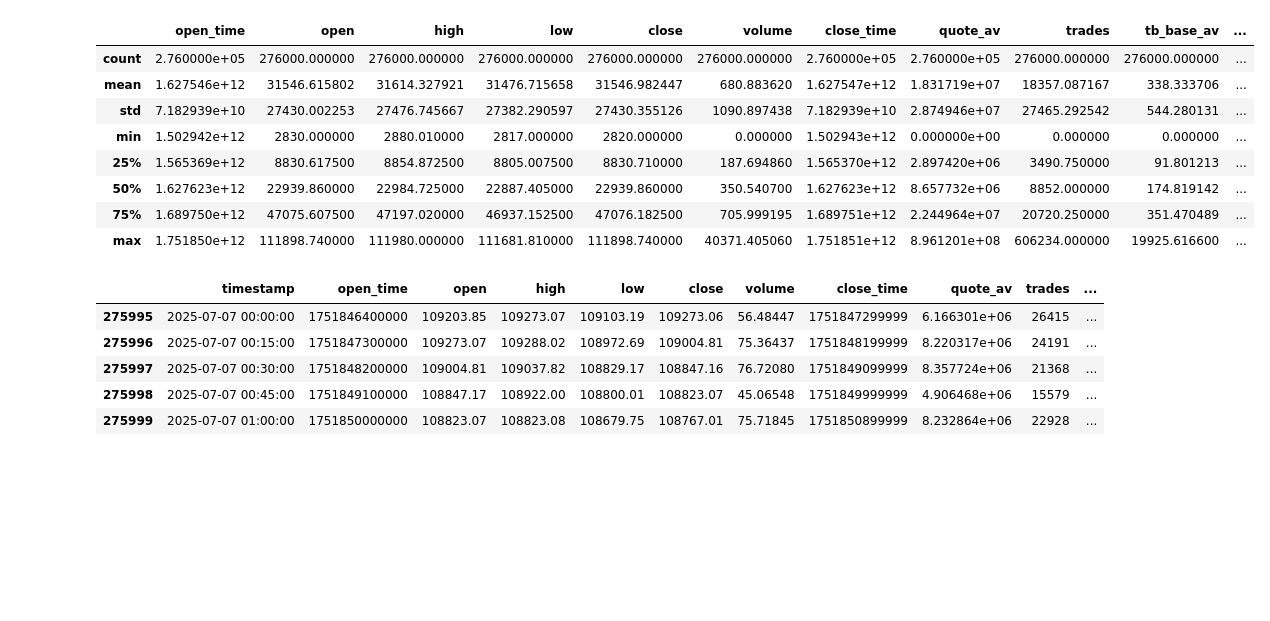
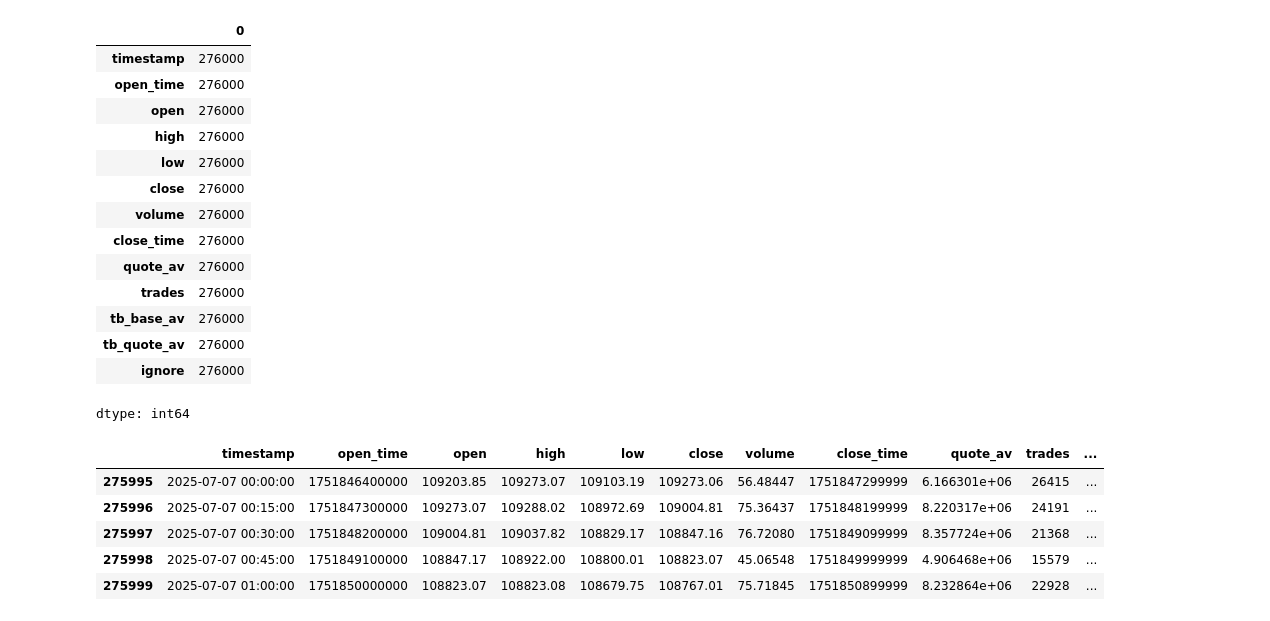
Before and after one commit to Josep1990/data-preparation-for-finance, a Jupyter notebook: preparing_data.ipynb, the cells around one changed output. Saved outputs shown, nothing was run; the diff lists cells and outputs as text; code cells hidden in the pictures; blank space fills up the shorter version.

```diff
--- a/preparing_data.ipynb
+++ b/preparing_data.ipynb
@@ -30,15 +42,23 @@ print(df.head())
 # %%
 df.describe()
+
+df.count()
 # %% [output]
-|  | open_time | open | high | low | close | volume | close_time | quote_av | trades | tb_base_av | ... |
-| count | 2.760000e+05 | 276000.000000 | 276000.000000 | 276000.000000 | 276000.000000 | 276000.000000 | 2.760000e+05 | 2.760000e+05 | 276000.000000 | 276000.000000 | ... |
-| mean | 1.627546e+12 | 31546.615802 | 31614.327921 | 31476.715658 | 31546.982447 | 680.883620 | 1.627547e+12 | 1.831719e+07 | 18357.087167 | 338.333706 | ... |
-| std | 7.182939e+10 | 27430.002253 | 27476.745667 | 27382.290597 | 27430.355126 | 1090.897438 | 7.182939e+10 | 2.874946e+07 | 27465.292542 | 544.280131 | ... |
-| min | 1.502942e+12 | 2830.000000 | 2880.010000 | 2817.000000 | 2820.000000 | 0.000000 | 1.502943e+12 | 0.000000e+00 | 0.000000 | 0.000000 | ... |
-| 25% | 1.565369e+12 | 8830.617500 | 8854.872500 | 8805.007500 | 8830.710000 | 187.694860 | 1.565370e+12 | 2.897420e+06 | 3490.750000 | 91.801213 | ... |
-| 50% | 1.627623e+12 | 22939.860000 | 22984.725000 | 22887.405000 | 22939.860000 | 350.540700 | 1.627623e+12 | 8.657732e+06 | 8852.000000 | 174.819142 | ... |
-| 75% | 1.689750e+12 | 47075.607500 | 47197.020000 | 46937.152500 | 47076.182500 | 705.999195 | 1.689751e+12 | 2.244964e+07 | 20720.250000 | 351.470489 | ... |
-| max | 1.751850e+12 | 111898.740000 | 111980.000000 | 111681.810000 | 111898.740000 | 40371.405060 | 1.751851e+12 | 8.961201e+08 | 606234.000000 | 19925.616600 | ... |
+|  | 0 |
+| timestamp | 276000 |
+| open_time | 276000 |
+| open | 276000 |
+| high | 276000 |
+| low | 276000 |
+| close | 276000 |
+| volume | 276000 |
+| close_time | 276000 |
+| quote_av | 276000 |
+| trades | 276000 |
+| tb_base_av | 276000 |
+| tb_quote_av | 276000 |
+| ignore | 276000 |
+dtype: int64
 # %%
 df.tail()
 # %% [output]
```
Also changed, not shown: parts of 7 cells of this notebook.
